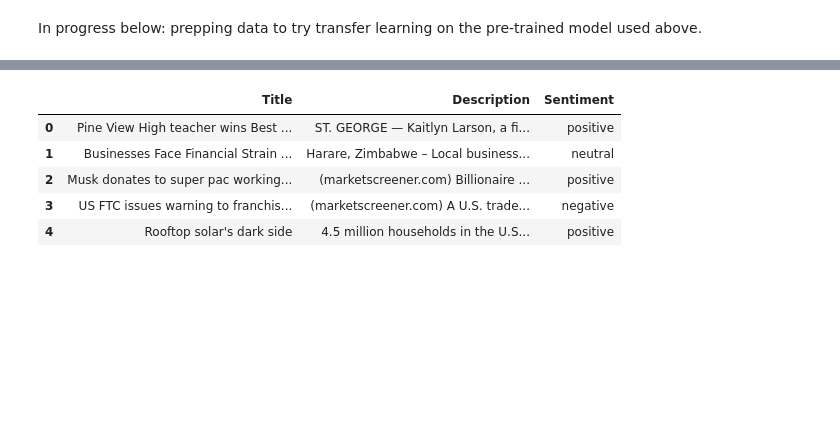
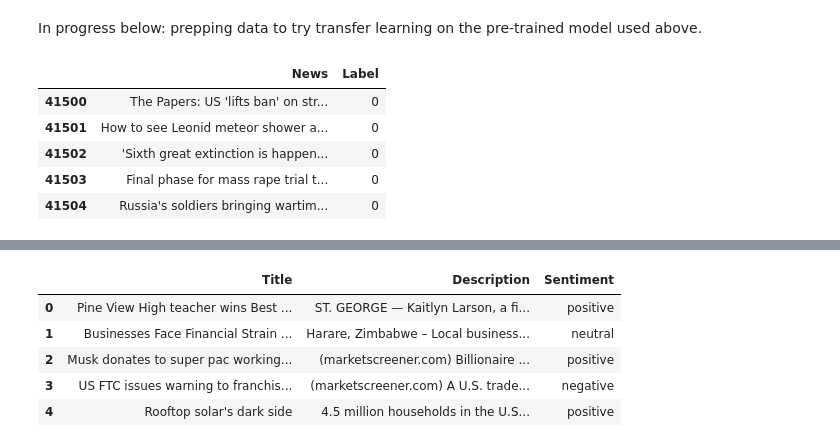
Before and after one commit to badek23/happy-news-sentiment, a Jupyter notebook: news-sentiment.ipynb, the cells around one changed output, grey strips where cells are left out. Saved outputs shown, nothing was run; the diff lists cells and outputs as text; code cells hidden in the pictures; blank space fills up the shorter version.

```diff
--- a/news-sentiment.ipynb
+++ b/news-sentiment.ipynb
@@ -117,0 +121,3 @@ In progress below: prepping data to try transfer learning on the pre-trained mod
+# %%
+# Choose subset of data from end of 2024
+data = data[41500:42000]
@@ -117,0 +132,9 @@ In progress below: prepping data to try transfer learning on the pre-trained mod
+# %%
+data.head()
+# %% [output]
+|  | News | Label |
+| 41500 | The Papers: US 'lifts ban' on str... | 0 |
+| 41501 | How to see Leonid meteor shower a... | 0 |
+| 41502 | 'Sixth great extinction is happen... | 0 |
+| 41503 | Final phase for mass rape trial t... | 0 |
+| 41504 | Russia's soldiers bringing wartim... | 0 |
```
Also changed, not shown: parts of 12 cells of this notebook.
